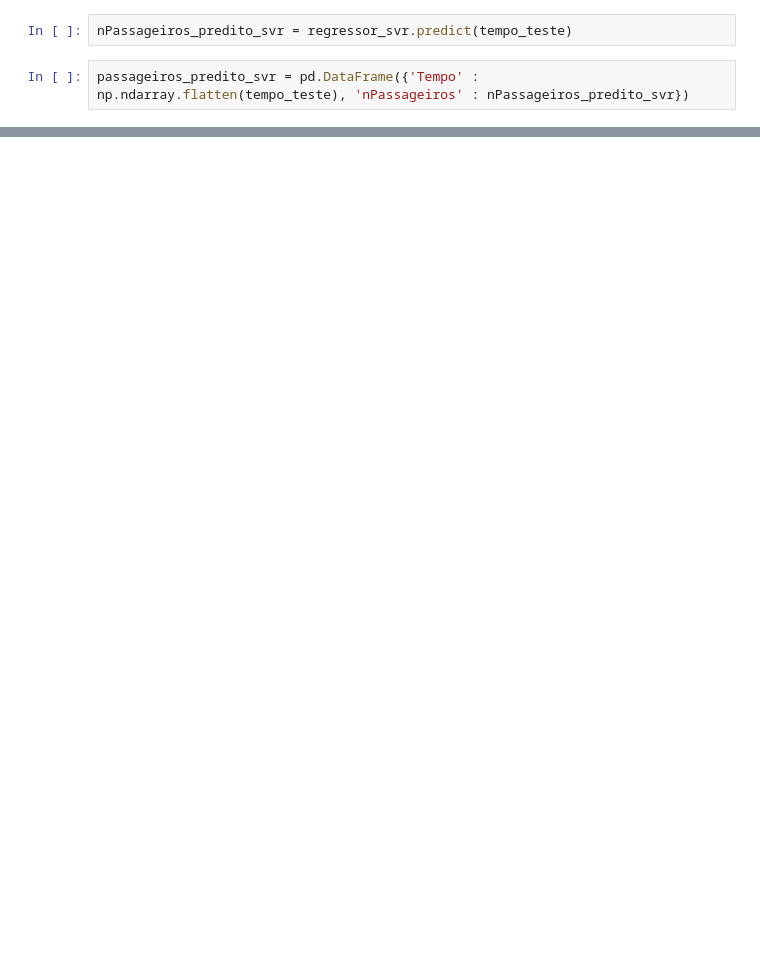
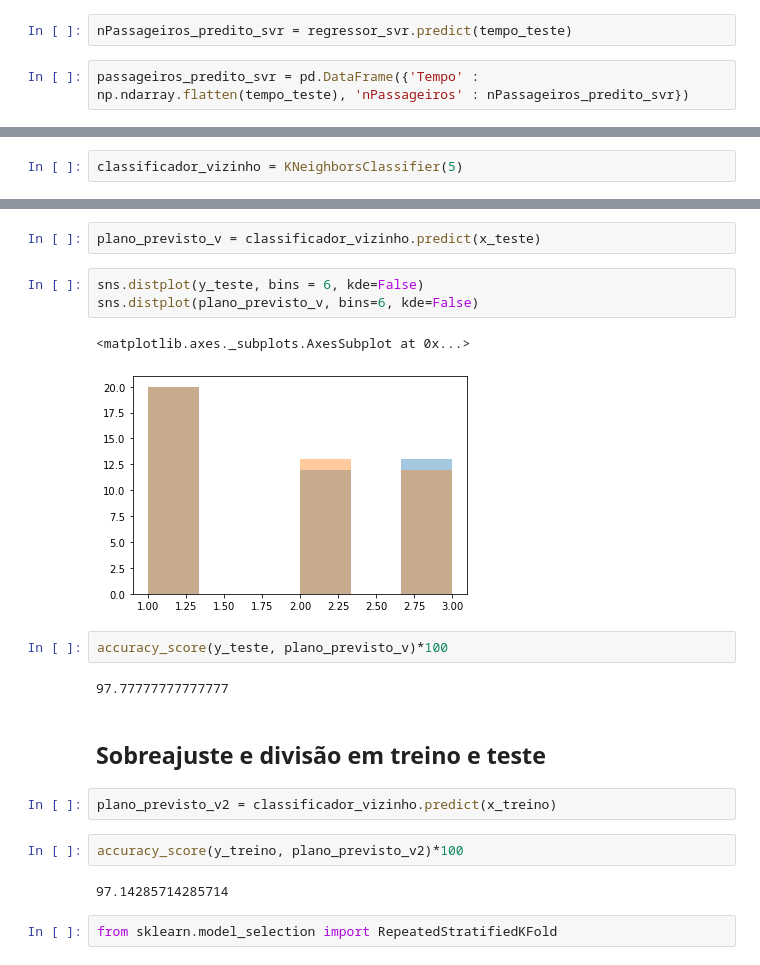
Before and after one commit to joutav/Curso-Sckiti-Learn, a Jupyter notebook: Sckiti-Learn.ipynb, the cells around one changed output, grey strips where cells are left out. Saved outputs shown, nothing was run; the diff lists cells and outputs as text; blank space fills up the shorter version.

```diff
--- a/Sckiti-Learn.ipynb
+++ b/Sckiti-Learn.ipynb
@@ -81,0 +159,2 @@ r2_score(nPassageiros_teste, nPassageiros_predito)
+# %%
+classificador_vizinho = KNeighborsClassifier(5)
@@ -81,0 +165,22 @@ r2_score(nPassageiros_teste, nPassageiros_predito)
+# %%
+plano_previsto_v = classificador_vizinho.predict(x_teste)
+# %%
+sns.distplot(y_teste, bins = 6, kde=False)
+sns.distplot(plano_previsto_v, bins=6, kde=False)
+# %% [output]
+<matplotlib.axes._subplots.AxesSubplot at 0x...>
+[figure, added]
+# %%
+accuracy_score(y_teste, plano_previsto_v)*100
+# %% [output]
+97.77777777777777
+# %% [markdown]
+## Sobreajuste e divisão em treino e teste
+# %%
+plano_previsto_v2 = classificador_vizinho.predict(x_treino)
+# %%
+accuracy_score(y_treino, plano_previsto_v2)*100
+# %% [output]
+97.14285714285714
+# %%
+from sklearn.model_selection import RepeatedStratifiedKFold
```
Also changed, not shown: parts of 36 cells of this notebook.
